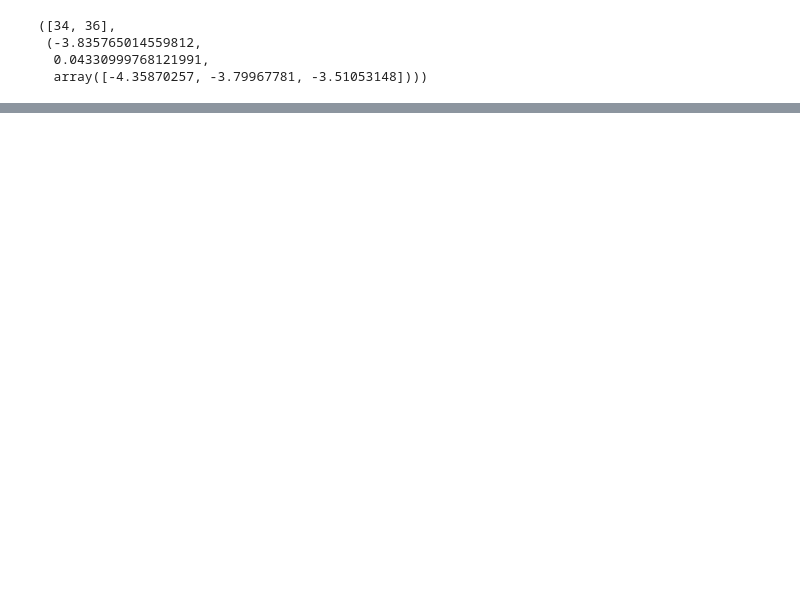
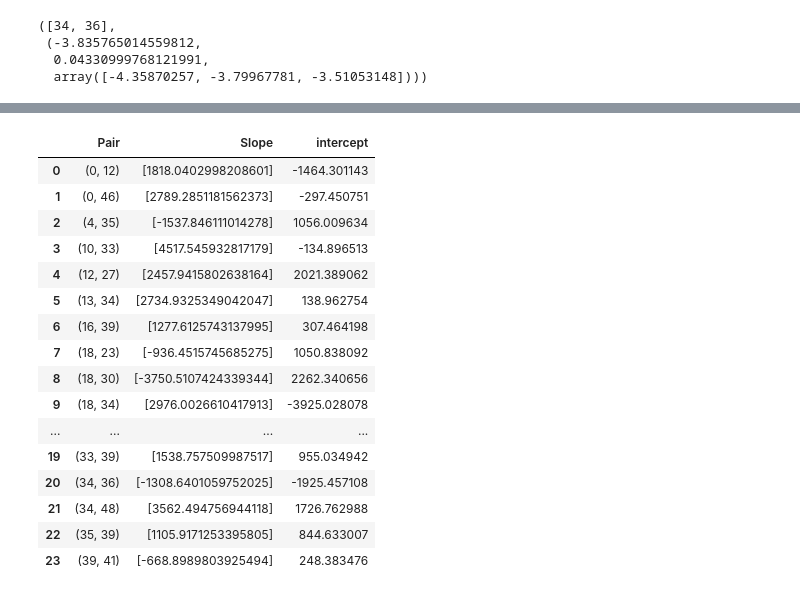
Before and after one commit to Jackil0216/Algothon-deeptrade-mf, a Jupyter notebook: notebook/R_5_Cointegration.ipynb, the cells around one changed output, grey strips where cells are left out. Cells and saved outputs as stored; diff of their text form; code cells hidden in the pictures; blank space fills up the shorter version.

Commit message:
included log trend

```diff
--- a/notebook/R_5_Cointegration.ipynb
+++ b/notebook/R_5_Cointegration.ipynb
@@ -71,7 +103,7 @@ colint_stock_list_ct[20]
 # %%
 from sklearn.linear_model import LinearRegression
 
-coint_trend_diff = pd.DataFrame(columns=['Pair', 'Slope', 'intercept'])
+coint_trend_diff_price = pd.DataFrame(columns=['Pair', 'Slope', 'intercept'])
 
 for ([stock_i, stock_j], outcome) in colint_stock_list_ct:
     stock_i_df = data[data['stock'] == stock_i]
@@ -92,7 +124,7 @@ for ([stock_i, stock_j], outcome) in colint_stock_list_ct:
         'intercept': [LR.intercept_]
     }
     new_df = pd.DataFrame(new_data)
-    coint_trend_diff = coint_trend_diff.append(new_df, ignore_index=True)
+    coint_trend_diff_price = coint_trend_diff_price.append(new_df, ignore_index=True)
 
 
-coint_trend_diff
+coint_trend_diff_price
@@ -117,0 +149,44 @@ coint_trend_diff
+# %%
+coint_trend_diff_log_price = pd.DataFrame(columns=['Pair', 'Slope', 'intercept'])
+
+for ([stock_i, stock_j], outcome) in colint_stock_list_ct:
+    stock_i_df = data[data['stock'] == stock_i]
+    stock_j_df = data[data['stock'] == stock_j]
+
+    # Price difference df
+    diff = pd.DataFrame()
+    diff['difference'] = (stock_i_df['log_closePrice'].reset_index() - stock_j_df['log_closePrice'].reset_index())['log_closePrice']
+    diff = np.array(diff['difference']).reshape(-1, 1)
+
+    # Fit linear regression
+    LR = LinearRegression(n_jobs=-1).fit(diff, stock_i_df['date'])
+
+    # Append new data
+    new_data = {
+        'Pair': [(stock_i, stock_j)],
+        'Slope': [LR.coef_],
+        'intercept': [LR.intercept_]
+    }
+    new_df = pd.DataFrame(new_data)
+    coint_trend_diff_log_price = coint_trend_diff_log_price.append(new_df, ignore_index=True)
+
+
+coint_trend_diff_log_price
+# %% [output]
+|  | Pair | Slope | intercept |
+| 0 | (0, 12) | [1818.0402998208601] | -1464.301143 |
+| 1 | (0, 46) | [2789.2851181562373] | -297.450751 |
+| 2 | (4, 35) | [-1537.846111014278] | 1056.009634 |
+| 3 | (10, 33) | [4517.545932817179] | -134.896513 |
+| 4 | (12, 27) | [2457.9415802638164] | 2021.389062 |
+| 5 | (13, 34) | [2734.9325349042047] | 138.962754 |
+| 6 | (16, 39) | [1277.6125743137995] | 307.464198 |
+| 7 | (18, 23) | [-936.4515745685275] | 1050.838092 |
+| 8 | (18, 30) | [-3750.5107424339344] | 2262.340656 |
+| 9 | (18, 34) | [2976.0026610417913] | -3925.028078 |
+| ... | ... | ... | ... |
+| 19 | (33, 39) | [1538.757509987517] | 955.034942 |
+| 20 | (34, 36) | [-1308.6401059752025] | -1925.457108 |
+| 21 | (34, 48) | [3562.494756944118] | 1726.762988 |
+| 22 | (35, 39) | [1105.9171253395805] | 844.633007 |
+| 23 | (39, 41) | [-668.8989803925494] | 248.383476 |
```
Also changed, not shown: parts of 4 cells of this notebook.
